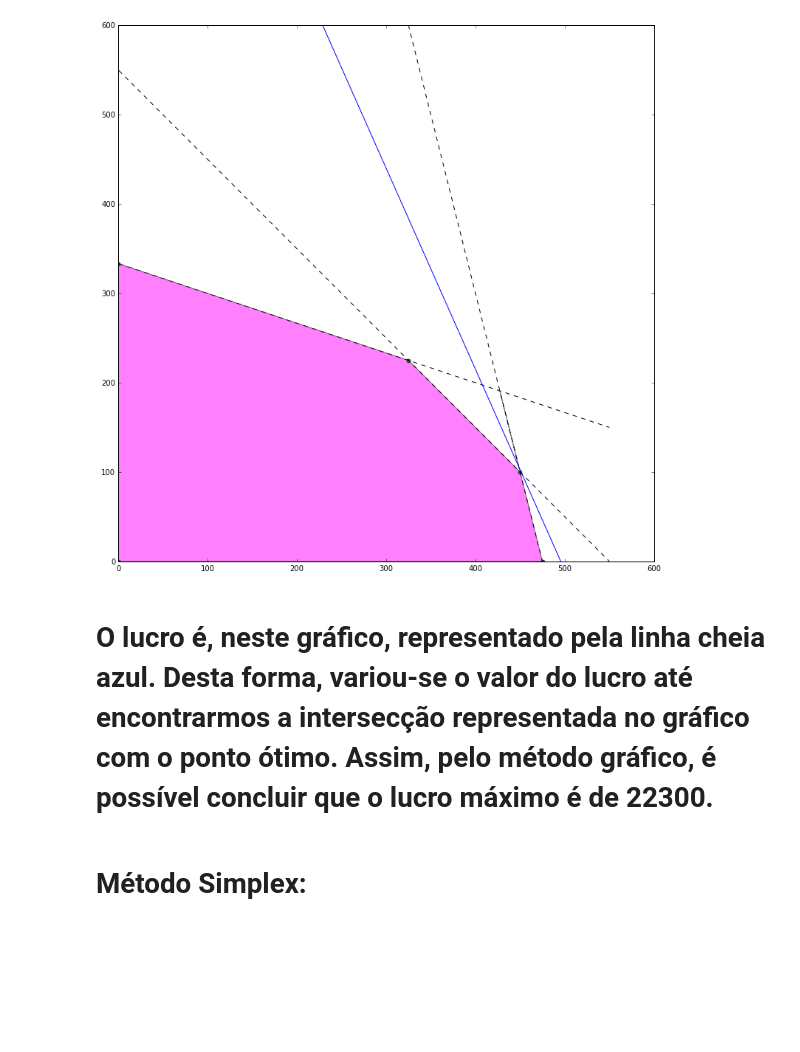
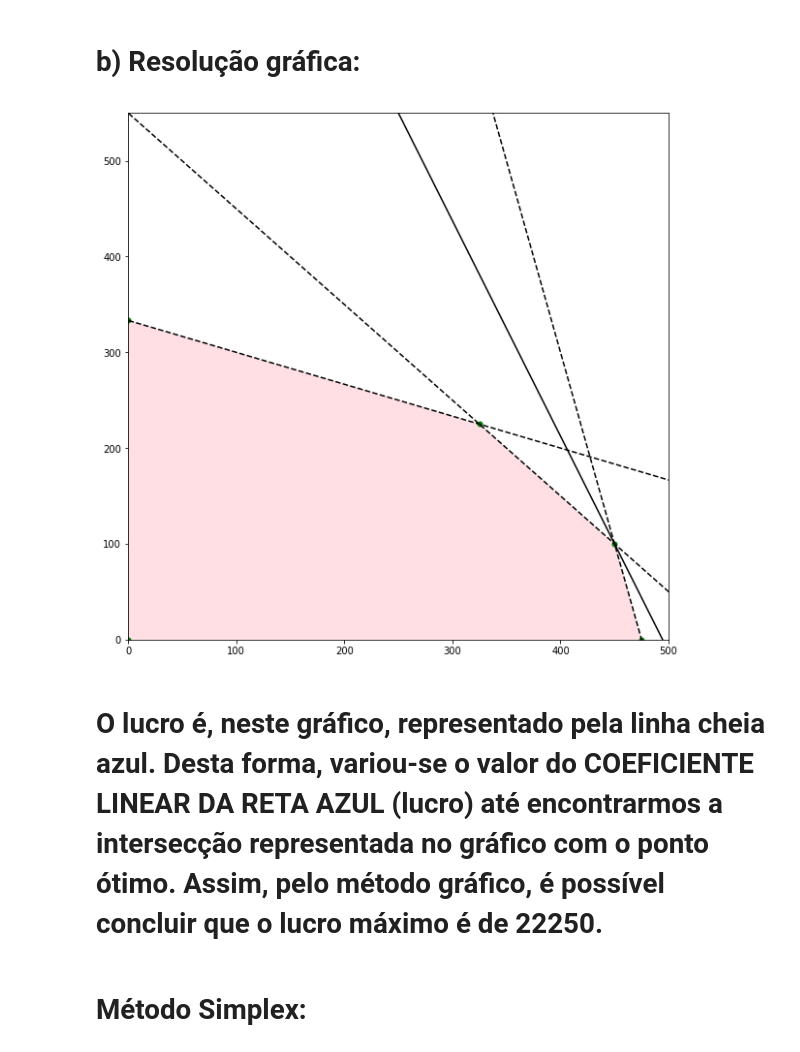
Before and after one commit to alcapriles/seven, a Jupyter notebook: exercicio_aula_18_otimizacao_linear_com_restricoes.ipynb, the cells around one changed output. Drawn from its saved outputs; the diff is of its cells as text; code cells hidden in the pictures; blank space fills up the shorter version.

```diff
--- a/exercicio_aula_18_otimizacao_linear_com_restricoes.ipynb
+++ b/exercicio_aula_18_otimizacao_linear_com_restricoes.ipynb
@@ -21,3 +15,5 @@ import pandas as pd
+# %% [markdown]
+# b) Resolução gráfica:
 # %%
 def f1(x):
     return 550 - x
@@ -28,7 +24,7 @@ def f3(x):
 def f4(x):
     return 0
 def lucro(x):
-    return (22300-45*x)/20
+    return (22250-45*x)/20
 
 
 x = Symbol('x')
@@ -41,41 +37,41 @@ x6 = 0
 
 y1 = f1(x1)
 y2 = f1(x2)
 y3 = f2(x3)
 y4 = f3(x4)
 y5 = 0
 y6 = 333.333
 
-plt.figure(figsize=(13,13))
+plt.figure(figsize=(10,10))
 
 plt.plot(x1,f1(x1),'go',markersize=5)
 plt.plot(x2,f1(x2),'go',markersize=5)
 #plt.plot(x3,f2(x3),'go',markersize=5)
 plt.plot(x4,f4(x4),'go',markersize=5)
 plt.plot(x5,y5,'go',markersize=5)
 plt.plot(x6,y6,'go',markersize=5)
 
-plt.fill([x1,x2,x3,x4,x5,x6,x1],[y1,y2,y3,y4,y5,y6,y1],'magenta',alpha=0.5)
+plt.fill([x1,x2,x3,x4,x5,x6,x1],[y1,y2,y3,y4,y5,y6,y1],'pink',alpha=0.5)
 
 xr = np.linspace(0.5,550,100)
 y1r = f1(xr)
 y2r = f2(xr)
 y3r = f3(xr)
 ylucror = lucro(xr)
 
 plt.plot(xr,y1r,'k--')
 plt.plot(xr,y2r,'k--')
 plt.plot(xr,y3r,'k--')
-plt.plot(xr,ylucror)
+plt.plot(xr,ylucror, color='k')
 
-plt.xlim(0,600)
-plt.ylim(0,600)
+plt.xlim(0,500)
+plt.ylim(0,550)
 
 plt.show()
 # %% [output]
-[figure, old version]
+[figure, new version]
 # %% [markdown]
-# O lucro é, neste gráfico, representado pela linha cheia azul. Desta forma, variou-se o valor do lucro até encontrarmos a intersecção representada no gráfico com o ponto ótimo. Assim, pelo método gráfico, é possível concluir que o lucro máximo é de 22300.
+# O lucro é, neste gráfico, representado pela linha cheia azul. Desta forma, variou-se o valor do COEFICIENTE LINEAR DA RETA AZUL (lucro) até encontrarmos a intersecção representada no gráfico com o ponto ótimo. Assim, pelo método gráfico, é possível concluir que o lucro máximo é de 22250.
 # %% [markdown]
 # Método Simplex:
 # %% [markdown]
```
Also changed, not shown: parts of 10 cells of this notebook, 1 other file.
